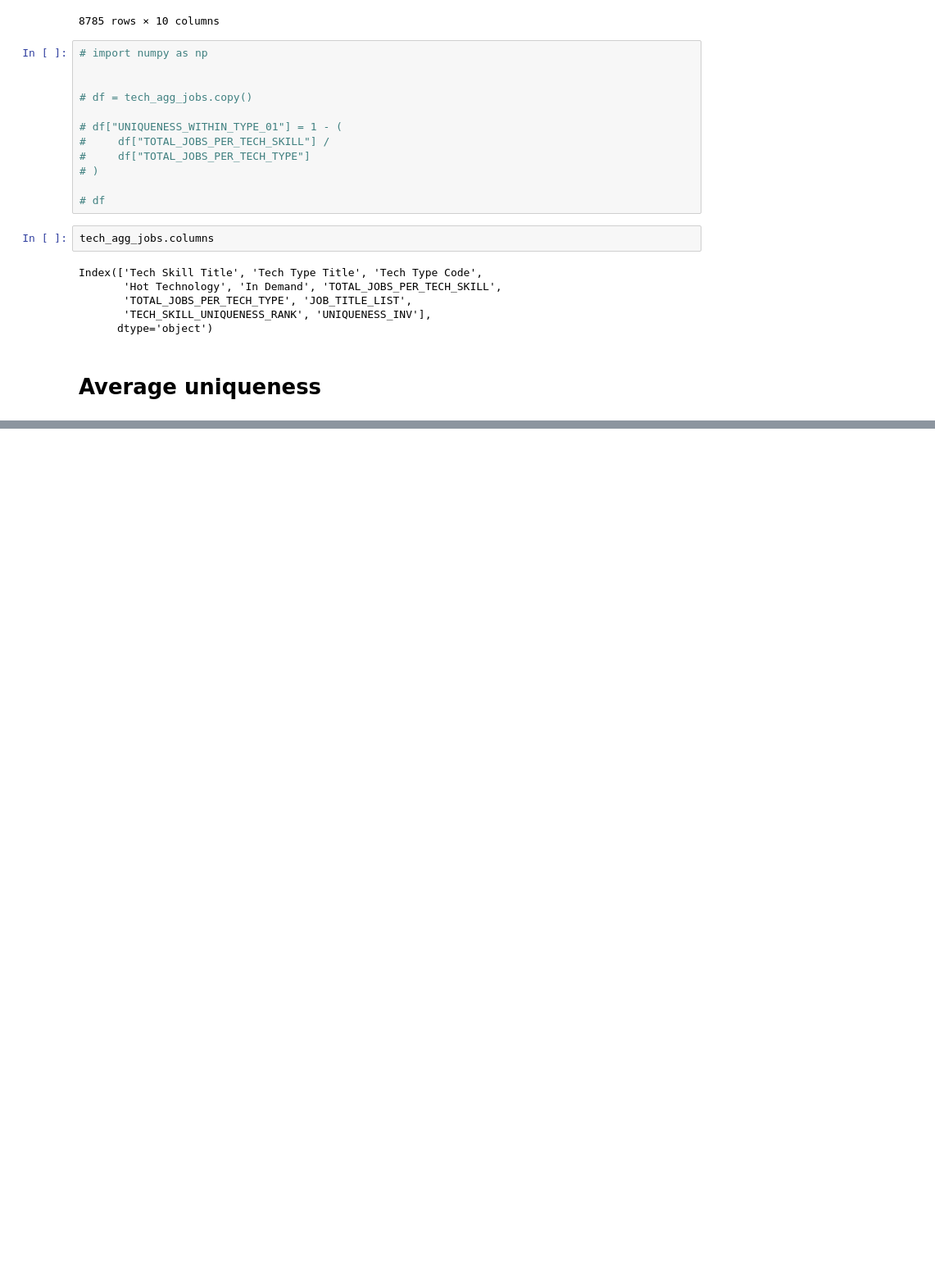
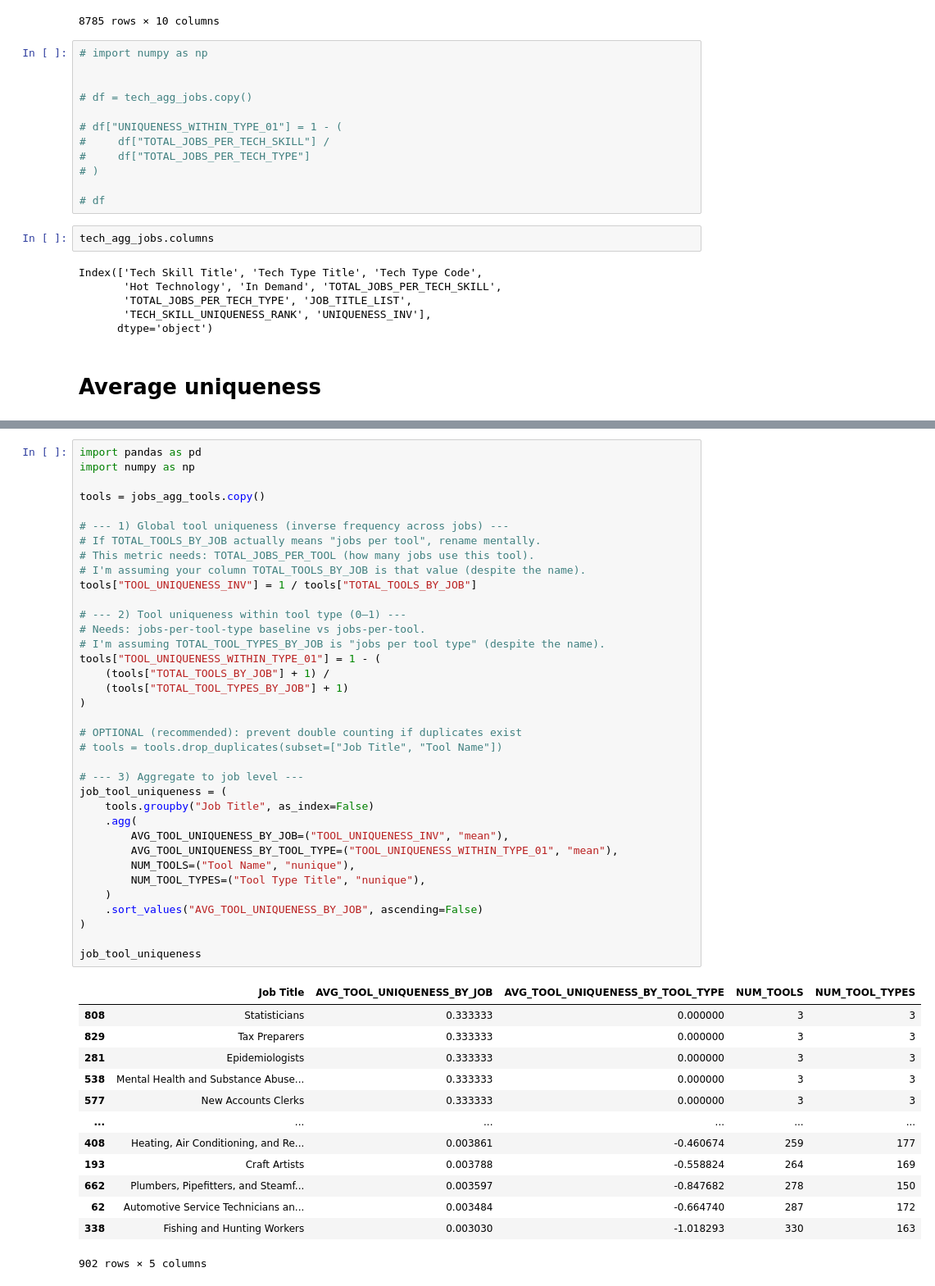
Before and after one commit to matthewcavanaugh96/magnimind, a Jupyter notebook: AI Job Displacement/Part 2-1 Uniqueness Scores.ipynb, the cells around one changed output, grey strips where cells are left out. Shown at 82% size. Saved outputs shown, nothing was run; the diff lists cells and outputs as text; blank space fills up the shorter version.

```diff
--- a/AI Job Displacement/Part 2-1 Uniqueness Scores.ipynb
+++ b/AI Job Displacement/Part 2-1 Uniqueness Scores.ipynb
@@ -203,0 +194,50 @@ TECH SKILL UNIQUENESS INV WITHIN TECH TYPE
+# %%
+import pandas as pd
+import numpy as np
+
+tools = jobs_agg_tools.copy()
+
+# --- 1) Global tool uniqueness (inverse frequency across jobs) ---
+# If TOTAL_TOOLS_BY_JOB actually means "jobs per tool", rename mentally.
+# This metric needs: TOTAL_JOBS_PER_TOOL (how many jobs use this tool).
+# I'm assuming your column TOTAL_TOOLS_BY_JOB is that value (despite the name).
+tools["TOOL_UNIQUENESS_INV"] = 1 / tools["TOTAL_TOOLS_BY_JOB"]
+
+# --- 2) Tool uniqueness within tool type (0–1) ---
+# Needs: jobs-per-tool-type baseline vs jobs-per-tool.
+# I'm assuming TOTAL_TOOL_TYPES_BY_JOB is "jobs per tool type" (despite the name).
+tools["TOOL_UNIQUENESS_WITHIN_TYPE_01"] = 1 - (
+    (tools["TOTAL_TOOLS_BY_JOB"] + 1) /
+    (tools["TOTAL_TOOL_TYPES_BY_JOB"] + 1)
+)
+
+# OPTIONAL (recommended): prevent double counting if duplicates exist
+# tools = tools.drop_duplicates(subset=["Job Title", "Tool Name"])
+
+# --- 3) Aggregate to job level ---
+job_tool_uniqueness = (
+    tools.groupby("Job Title", as_index=False)
+    .agg(
+        AVG_TOOL_UNIQUENESS_BY_JOB=("TOOL_UNIQUENESS_INV", "mean"),
+        AVG_TOOL_UNIQUENESS_BY_TOOL_TYPE=("TOOL_UNIQUENESS_WITHIN_TYPE_01", "mean"),
+        NUM_TOOLS=("Tool Name", "nunique"),
+        NUM_TOOL_TYPES=("Tool Type Title", "nunique"),
+    )
+    .sort_values("AVG_TOOL_UNIQUENESS_BY_JOB", ascending=False)
+)
+
+job_tool_uniqueness
+# %% [output]
+|  | Job Title | AVG_TOOL_UNIQUENESS_BY_JOB | AVG_TOOL_UNIQUENESS_BY_TOOL_TYPE | NUM_TOOLS | NUM_TOOL_TYPES |
+| 808 | Statisticians | 0.333333 | 0.000000 | 3 | 3 |
+| 829 | Tax Preparers | 0.333333 | 0.000000 | 3 | 3 |
+| 281 | Epidemiologists | 0.333333 | 0.000000 | 3 | 3 |
+| 538 | Mental Health and Substance Abuse... | 0.333333 | 0.000000 | 3 | 3 |
+| 577 | New Accounts Clerks | 0.333333 | 0.000000 | 3 | 3 |
+| ... | ... | ... | ... | ... | ... |
+| 408 | Heating, Air Conditioning, and Re... | 0.003861 | -0.460674 | 259 | 177 |
+| 193 | Craft Artists | 0.003788 | -0.558824 | 264 | 169 |
+| 662 | Plumbers, Pipefitters, and Steamf... | 0.003597 | -0.847682 | 278 | 150 |
+| 62 | Automotive Service Technicians an... | 0.003484 | -0.664740 | 287 | 172 |
+| 338 | Fishing and Hunting Workers | 0.003030 | -1.018293 | 330 | 163 |
+902 rows × 5 columns
```
Also changed, not shown: parts of 17 cells of this notebook.
